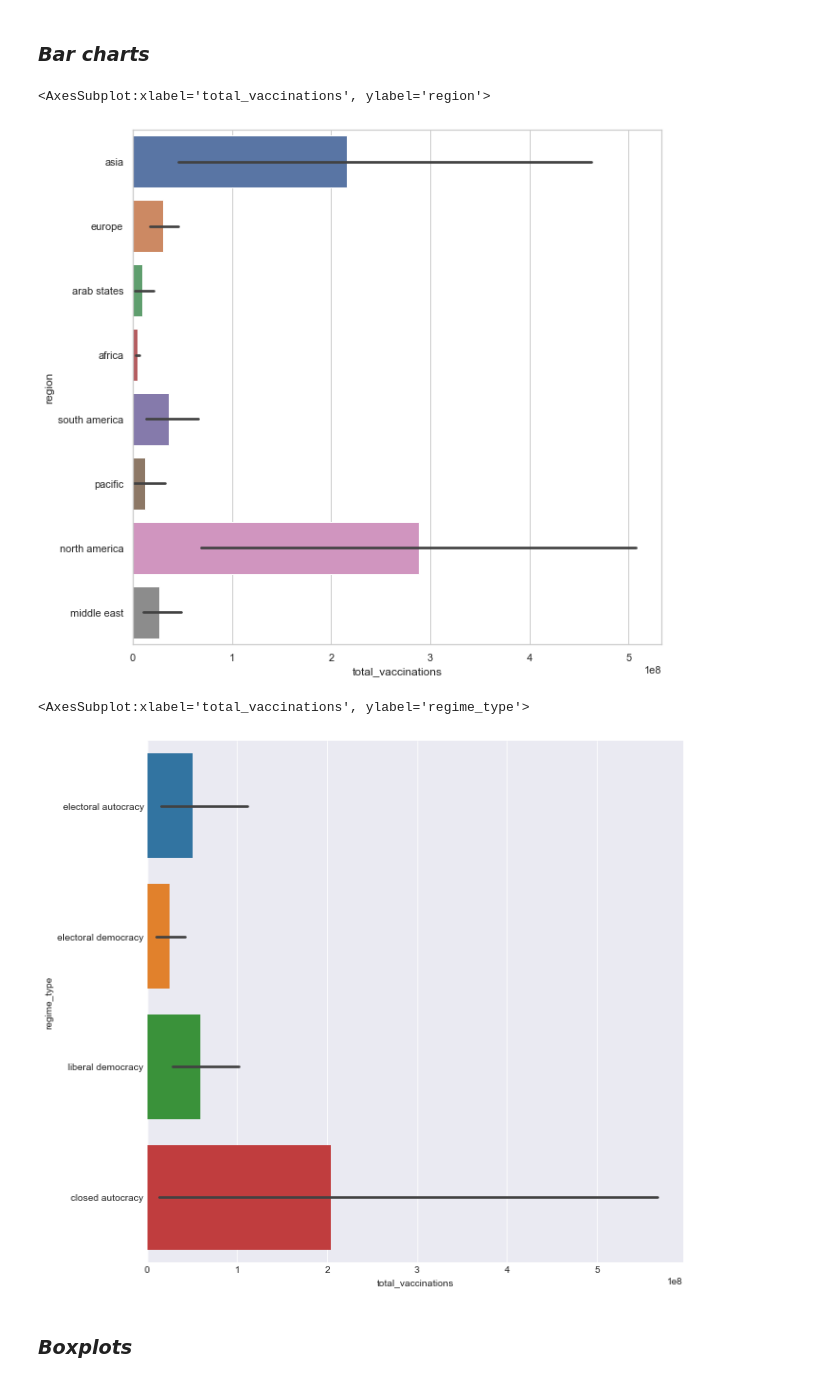
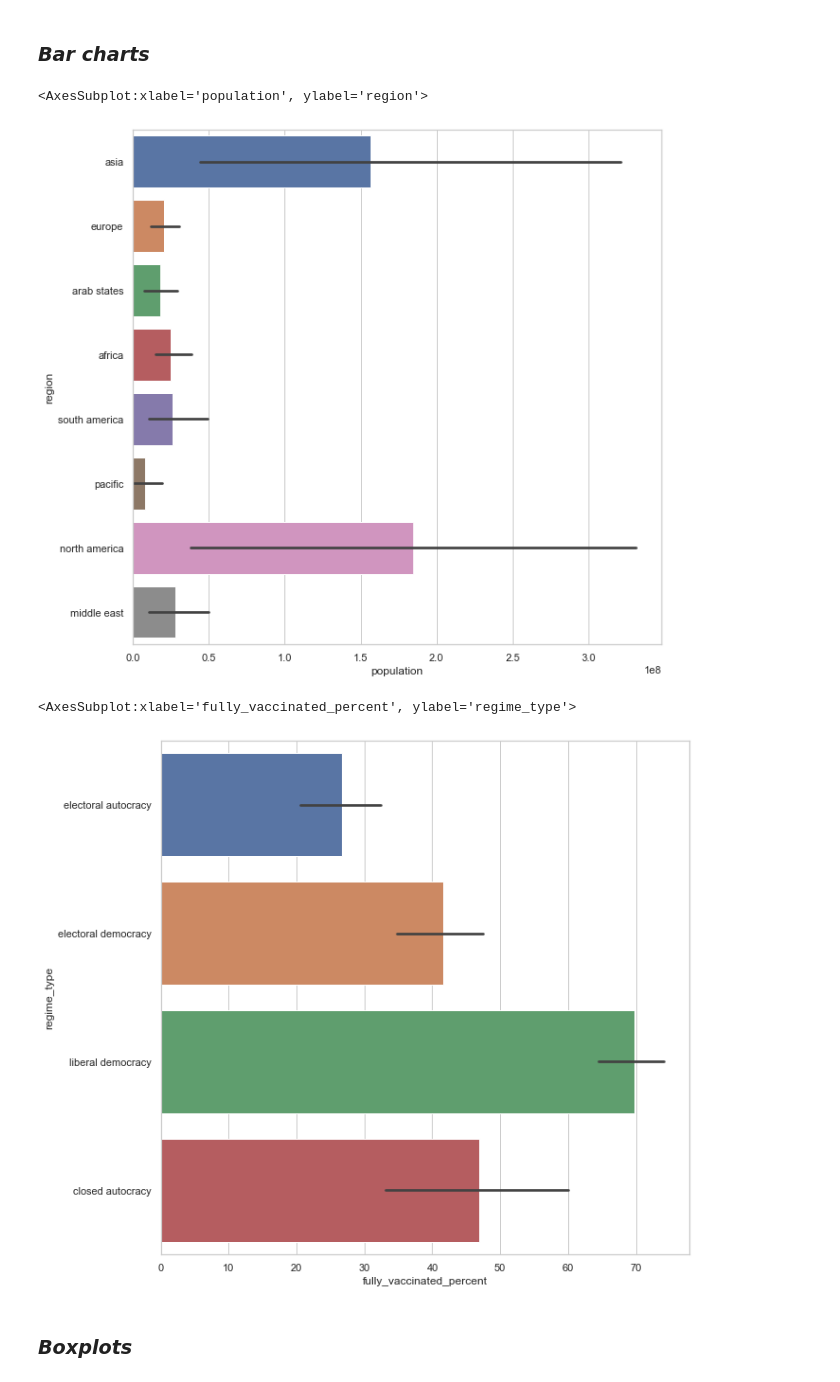
Before and after one commit to RuizLorenzoChavez/DATA100-Finals-COVID-Vaccination-Tracker, a Jupyter notebook: group1-data-storytelling.ipynb, the cells around one changed output. Saved outputs shown, nothing was run; the diff lists cells and outputs as text; code cells hidden in the pictures.

Commit message:
added changes to the charts

```diff
--- a/group1-data-storytelling.ipynb
+++ b/group1-data-storytelling.ipynb
@@ -978,17 +906,17 @@ TypeError: 'value' must be an instance of str or bytes, not a int
 sns.set(style='whitegrid')
 fig=plt.figure(figsize=(10,10))
 
-sns.barplot(x="total_vaccinations", y="region", data=prime_dataset)
+sns.barplot(x="population", y="region", data=prime_dataset)
 # %% [output]
-<AxesSubplot:xlabel='total_vaccinations', ylabel='region'>
+<AxesSubplot:xlabel='population', ylabel='region'>
-[figure, old version]
+[figure, new version]
 # %%
 fig=plt.figure(figsize=(10,10))
 
-sns.barplot(x="total_vaccinations", y="regime_type", data=prime_dataset)
+sns.barplot(x="fully_vaccinated_percent", y="regime_type", data=prime_dataset)
 # %% [output]
-<AxesSubplot:xlabel='total_vaccinations', ylabel='regime_type'>
+<AxesSubplot:xlabel='fully_vaccinated_percent', ylabel='regime_type'>
-[figure, old version]
+[figure, new version]
 # %% [markdown]
 ### *Boxplots*
 # %%
```
Also changed, not shown: parts of 14 cells of this notebook.
